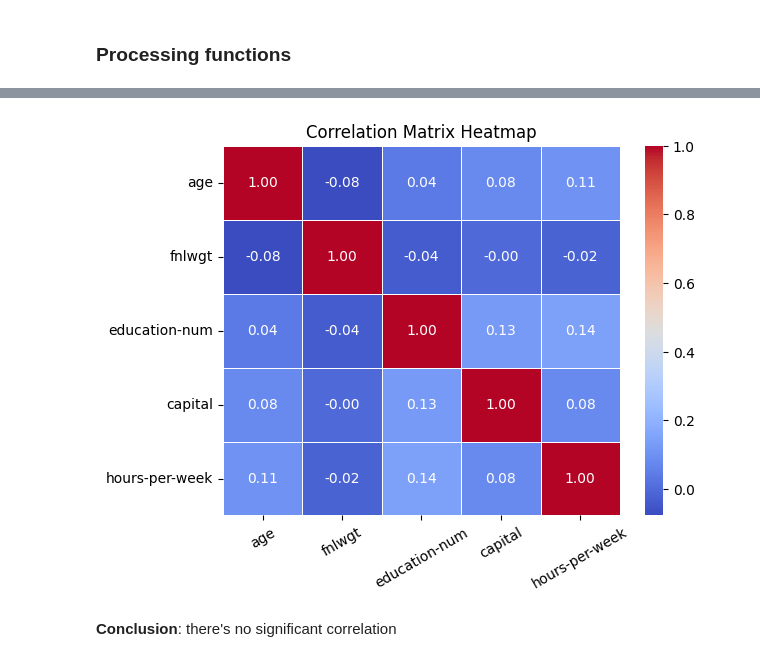
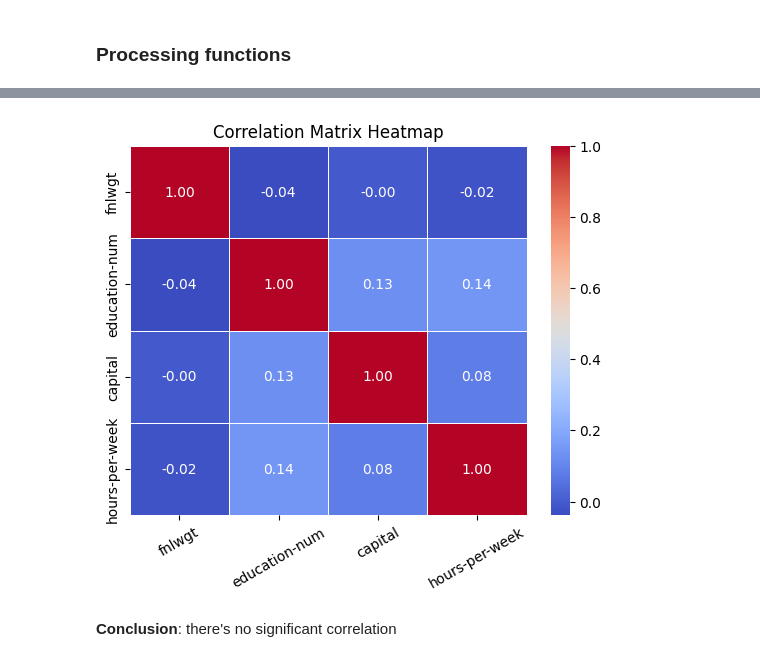
Before and after one commit to Staszek15/Data-Mining-Project, a Jupyter notebook: adults_cleaning.ipynb, the cells around one changed output, grey strips where cells are left out. Cells and saved outputs as stored; diff of their text form; code cells hidden in the pictures.

```diff
--- a/adults_cleaning.ipynb
+++ b/adults_cleaning.ipynb
@@ -43,6 +43,15 @@ def my_read_data(download=False):
 
         X_test = df_test.iloc[:,:-1]
         Y_test = pd.DataFrame(df_test.iloc[:,-1])
+
+    Y_train['income'] = Y_train['income'].replace({"<=50K.":"<=50K",
+                                     ">50K.":">50K"})
+    Y_test['income'] = Y_test['income'].replace({"<=50K.":"<=50K",
+                                     ">50K.":">50K"})
+    df_train['income'] = df_train['income'].replace({"<=50K.":"<=50K",
+                                     ">50K.":">50K"})
+    df_test['income'] = df_test['income'].replace({"<=50K.":"<=50K",
+                                     ">50K.":">50K"})
 
     # metadata
     #print(adult.metadata)
@@ -222,0 +240,34 @@ dtype: int64
+# %%
+def cleaning_function(data_, reg_map):
+
+    data = data_.copy()
+    data.pop("education")
+
+    # Delete leading space
+    data = data.map(remove_leading_space)
+
+    # Handle '?' missing values
+    data = data.replace("?", np.nan)
+
+    #unify income signs
+    data['income'] = data['income'].replace({"<=50K.":"<=50K",
+                                     ">50K.":">50K"})
+
+    #capital transformation
+    data["capital-gain"] = data["capital-gain"] - data["capital-loss"]
+    data = data.rename(columns = {"capital-gain":"capital"})
+    data.pop("capital-loss")
+
+    less_nulls = nulls_table(data,1)
+
+    less_nulls["native-country"] = less_nulls["native-country"].map(region_mapping, na_action="ignore")
+    less_nulls = less_nulls.rename(columns={'native-country':'region'})
+
+    bins= [0,18,25,31,41,51,61,71,150]
+    labels_age = ['0-17','18-24','25-30','31-40','41-50','51-60','61-70','71+']
+    less_nulls['age'] = pd.cut(less_nulls['age'], bins=bins, labels=labels_age, right=False)
+
+    return less_nulls
+# %%
+cleaned = cleaning_function(df, region_mapping)
+cleaned_test = cleaning_function(df_test, region_mapping)
@@ -223,11 +341,11 @@ dtype: int64
 # %%
-numeric_df = df_less_nulls.select_dtypes(include=['int','float']).drop('how-many-miss-vals',axis=1)
+numeric_df = cleaned.select_dtypes(include=['int','float']).drop('how-many-miss-vals',axis=1)
 
 heatmap = sns.heatmap(numeric_df.corr(), annot=True, cmap='coolwarm', fmt=".2f", linewidths=0.5)
 heatmap.set_xticklabels(heatmap.get_xticklabels(), rotation = 30)
 plt.title('Correlation Matrix Heatmap')
 plt.show()
 # %% [output]
-[figure, old version]
+[figure, new version]
 # %% [markdown]
 **Conclusion**: there's no significant correlation
```
Also changed, not shown: parts of 40 cells of this notebook, 3 other files.
